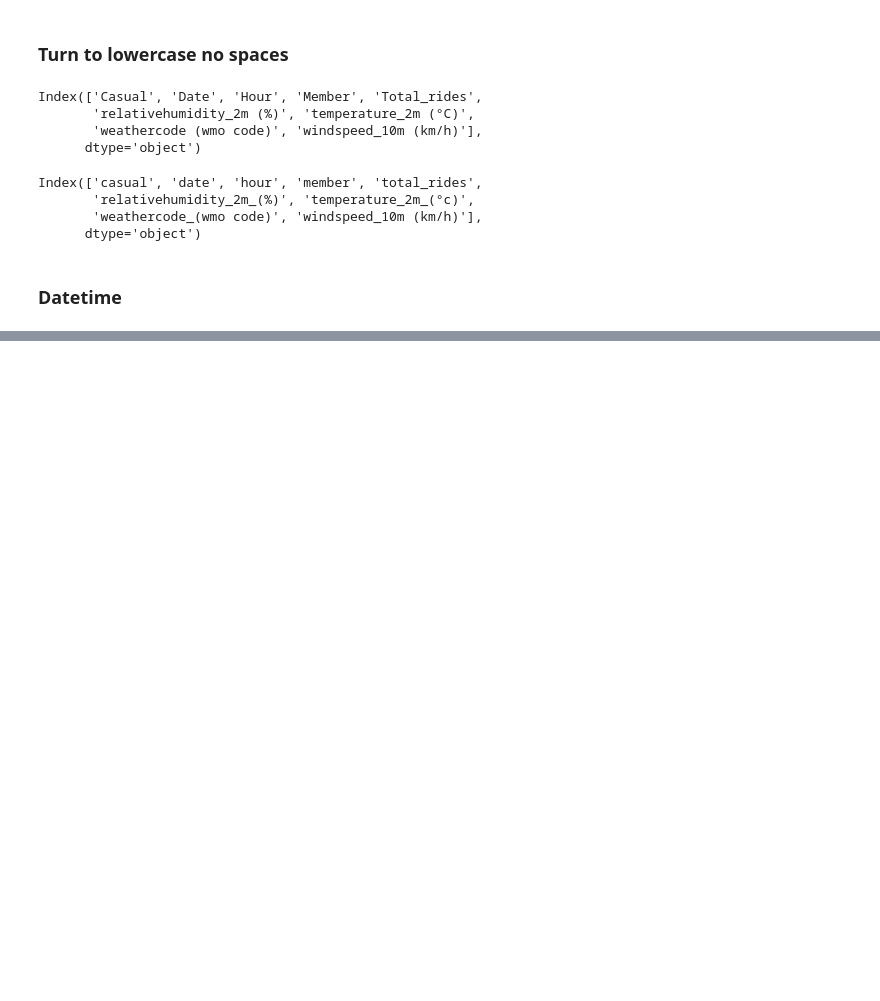
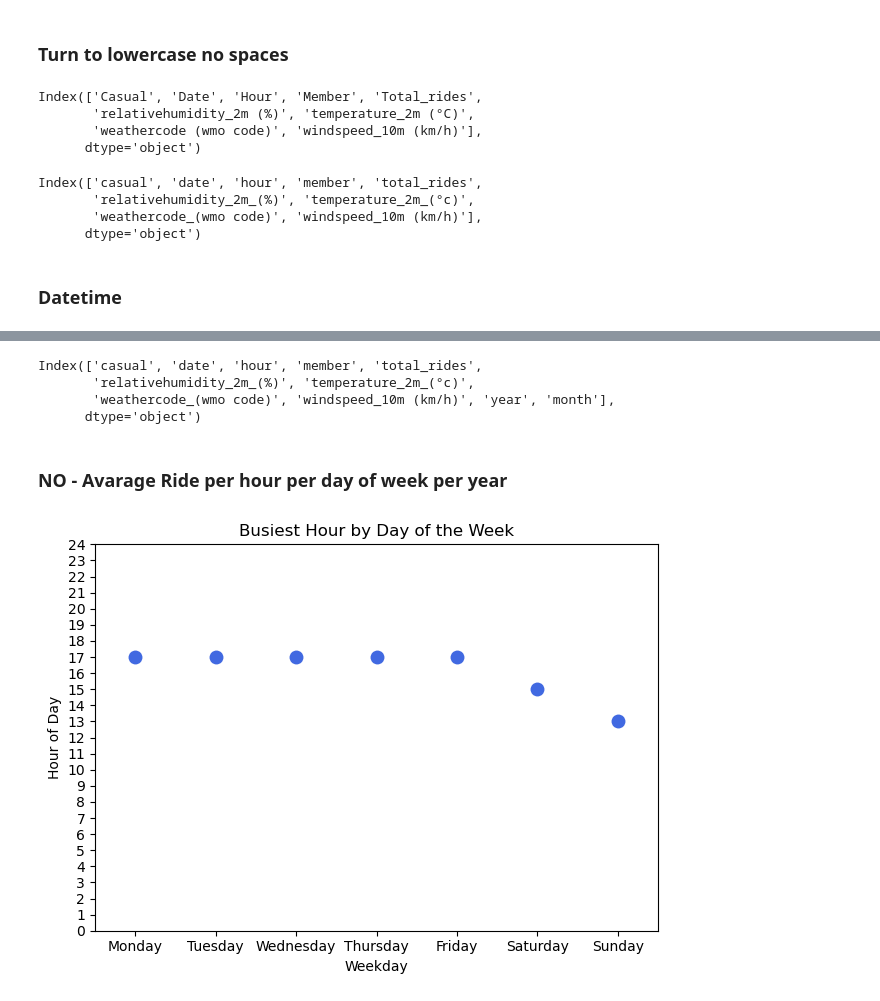
Before and after one commit to marcosmicozzi/my_code, a Jupyter notebook: m1p03_hourly_weather.ipynb, the cells around one changed output, grey strips where cells are left out. Cells and saved outputs as stored; diff of their text form; code cells hidden in the pictures; blank space fills up the shorter version.

```diff
--- a/m1p03_hourly_weather.ipynb
+++ b/m1p03_hourly_weather.ipynb
@@ -169,0 +194,55 @@ memory usage: 205.4 KB
+# %%
+df_hourly_weather.columns
+# %% [output]
+Index(['casual', 'date', 'hour', 'member', 'total_rides',
+       'relativehumidity_2m_(%)', 'temperature_2m_(°c)',
+       'weathercode_(wmo code)', 'windspeed_10m (km/h)', 'year', 'month'],
+      dtype='object')
+# %% [markdown]
+### NO - Avarage Ride per hour per day of week per year
+# %%
+df_hourly_weather['year'] = df_hourly_weather['date'].dt.year
+df_hourly_weather['month'] = df_hourly_weather['date'].dt.month
+df_hourly_weather['weekday'] = df_hourly_weather['date'].dt.day_name()
+
+weekday_order = ['Monday', 'Tuesday', 'Wednesday', 'Thursday', 'Friday', 'Saturday', 'Sunday']
+df_hourly_weather['weekday'] = pd.Categorical(df_hourly_weather['weekday'], categories=weekday_order, ordered=True)
+busiest_hours = df_hourly_weather.sort_values('weekday')
+
+
+weekday_hourly = df_hourly_weather.groupby(['weekday', 'hour'])['total_rides'].mean().reset_index()
+
+busiest_hours = weekday_hourly.loc[weekday_hourly.groupby('weekday')['total_rides'].idxmax()]
+
+# plt.figure(figsize=(12, 6))
+# plt.bar(busiest_hours['weekday'], busiest_hours['hour'], color='royalblue')
+# plt.xlabel('Day of Week')
+# plt.ylabel('Busiest Hour')
+# plt.ylim(0, 24)
+# plt.yticks(np.arange(0, 25, 1))
+# plt.title('Busiest Hour of the Day by Weekday')
+# plt.xticks(rotation=45)
+# plt.tight_layout()
+# plt.show()
+
+# sns.pointplot(x='weekday', y='hour', data=busiest_hours, color='royalblue')
+# plt.ylim(0, 24)
+# plt.yticks(np.arange(0, 25, 1))
+# plt.title('Busiest Hour by Day of the Week')
+# plt.ylabel('Hour of Day')
+# plt.xlabel('Weekday')
+# plt.tight_layout()
+# plt.show()
+
+import seaborn as sns
+
+sns.stripplot(x='weekday', y='hour', data=busiest_hours, size=10, color='royalblue')
+plt.ylim(0, 24)
+plt.yticks(np.arange(0, 25, 1))
+plt.title('Busiest Hour by Day of the Week')
+plt.ylabel('Hour of Day')
+plt.xlabel('Weekday')
+plt.tight_layout()
+plt.show()
+# %% [output]
+[figure, added]
```
Also changed, not shown: parts of 28 cells of this notebook, 1 other file.
